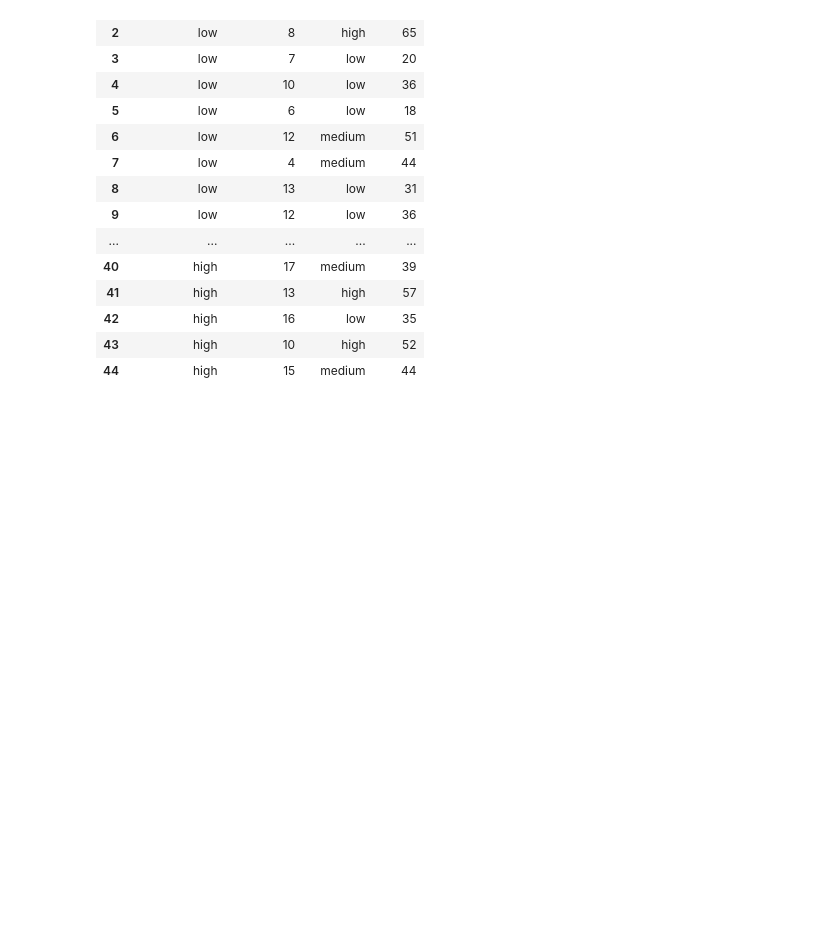
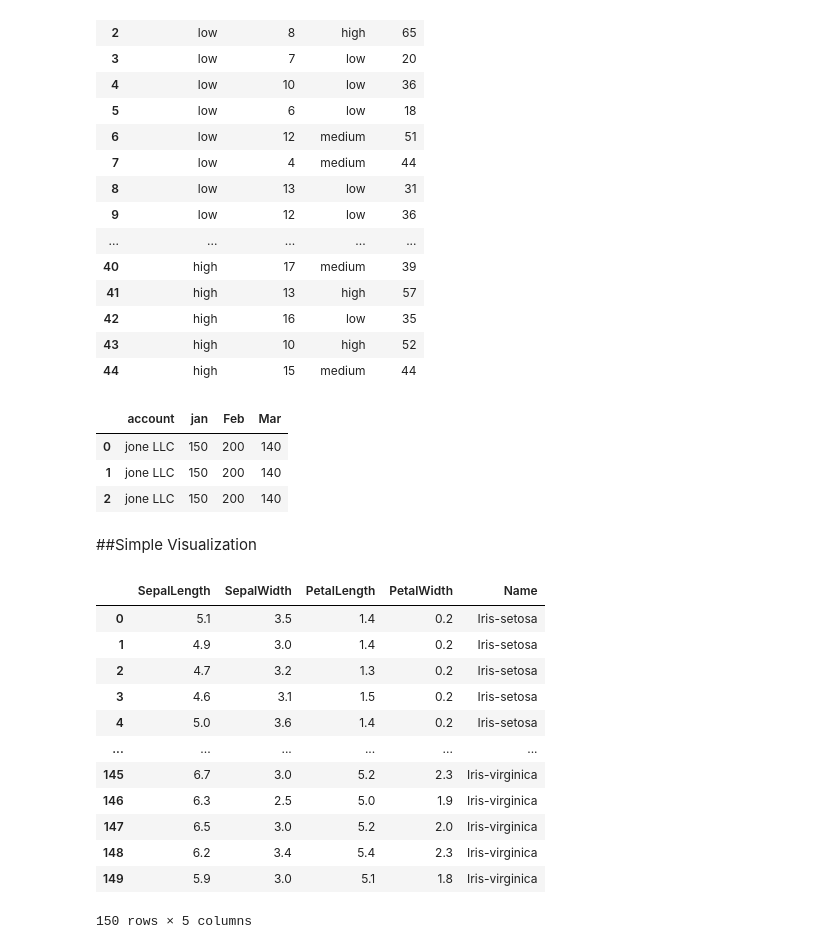
Before and after one commit to thanadolch/data_viz, a Jupyter notebook: pandas102.ipynb, the cells around one changed output. Saved outputs shown, nothing was run; the diff lists cells and outputs as text; code cells hidden in the pictures; blank space fills up the shorter version.

```diff
--- a/pandas102.ipynb
+++ b/pandas102.ipynb
@@ -379,3 +379,33 @@ data
 | 42 | high | 16 | low | 35 |
 | 43 | high | 10 | high | 52 |
 | 44 | high | 15 | medium | 44 |
+# %%
+record = [{'account':'jone LLC','jan':150,'Feb':200,'Mar':140},
+          {'account':'jone LLC','jan':150,'Feb':200,'Mar':140},
+          {'account':'jone LLC','jan':150,'Feb':200,'Mar':140}]
+record_df = pd.DataFrame(record)
+record_df
+# %% [output]
+|  | account | jan | Feb | Mar |
+| 0 | jone LLC | 150 | 200 | 140 |
+| 1 | jone LLC | 150 | 200 | 140 |
+| 2 | jone LLC | 150 | 200 | 140 |
+# %% [markdown]
+##Simple Visualization
+# %%
+df = pd.read_csv('https://raw.github.com/pandas-dev/pandas/master/pandas/tests/io/data/csv/iris.csv')
+df
+# %% [output]
+|  | SepalLength | SepalWidth | PetalLength | PetalWidth | Name |
+| 0 | 5.1 | 3.5 | 1.4 | 0.2 | Iris-setosa |
+| 1 | 4.9 | 3.0 | 1.4 | 0.2 | Iris-setosa |
+| 2 | 4.7 | 3.2 | 1.3 | 0.2 | Iris-setosa |
+| 3 | 4.6 | 3.1 | 1.5 | 0.2 | Iris-setosa |
+| 4 | 5.0 | 3.6 | 1.4 | 0.2 | Iris-setosa |
+| ... | ... | ... | ... | ... | ... |
+| 145 | 6.7 | 3.0 | 5.2 | 2.3 | Iris-virginica |
+| 146 | 6.3 | 2.5 | 5.0 | 1.9 | Iris-virginica |
+| 147 | 6.5 | 3.0 | 5.2 | 2.0 | Iris-virginica |
+| 148 | 6.2 | 3.4 | 5.4 | 2.3 | Iris-virginica |
+| 149 | 5.9 | 3.0 | 5.1 | 1.8 | Iris-virginica |
+150 rows × 5 columns
```
Also changed, not shown: parts of 3 cells of this notebook.
